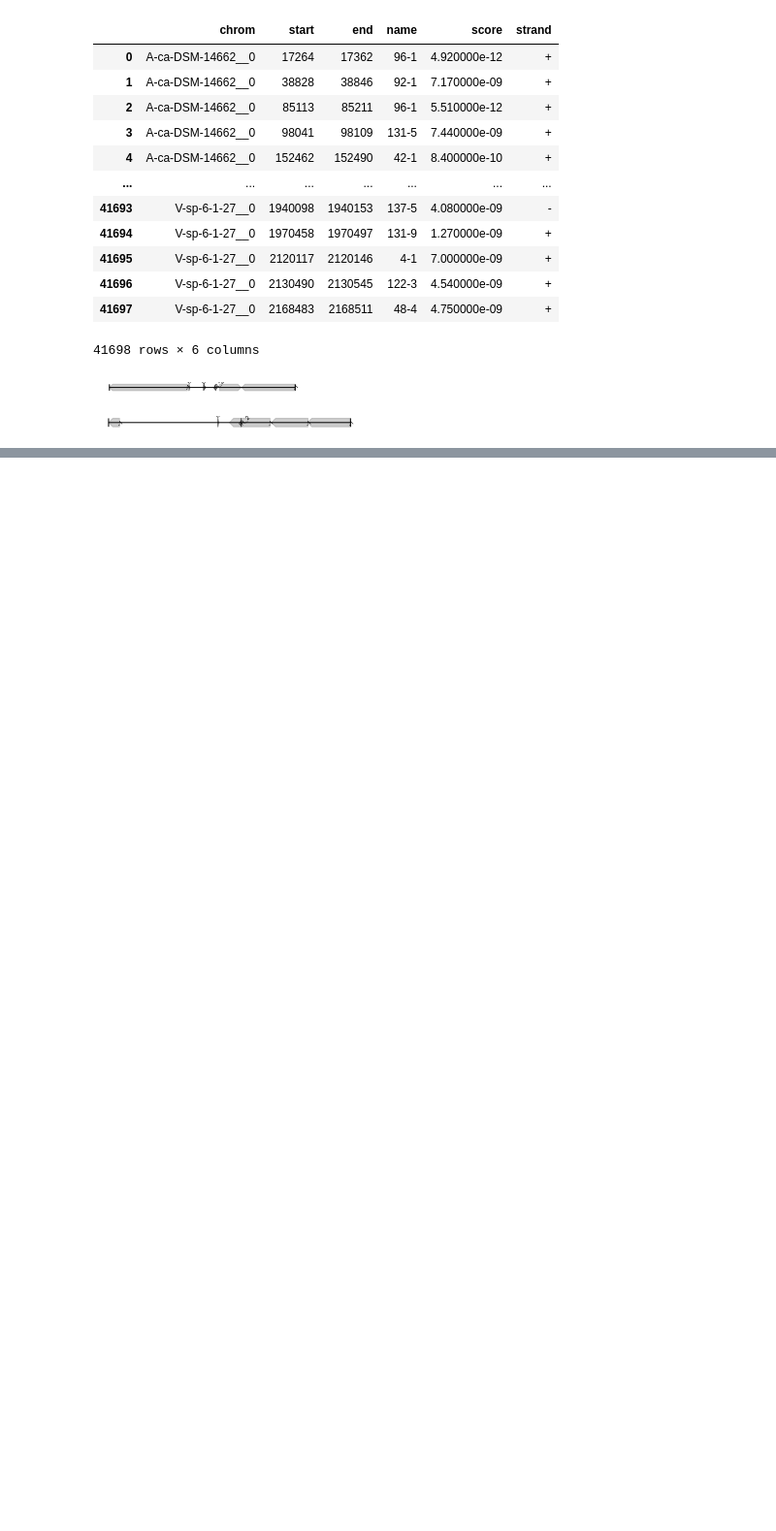
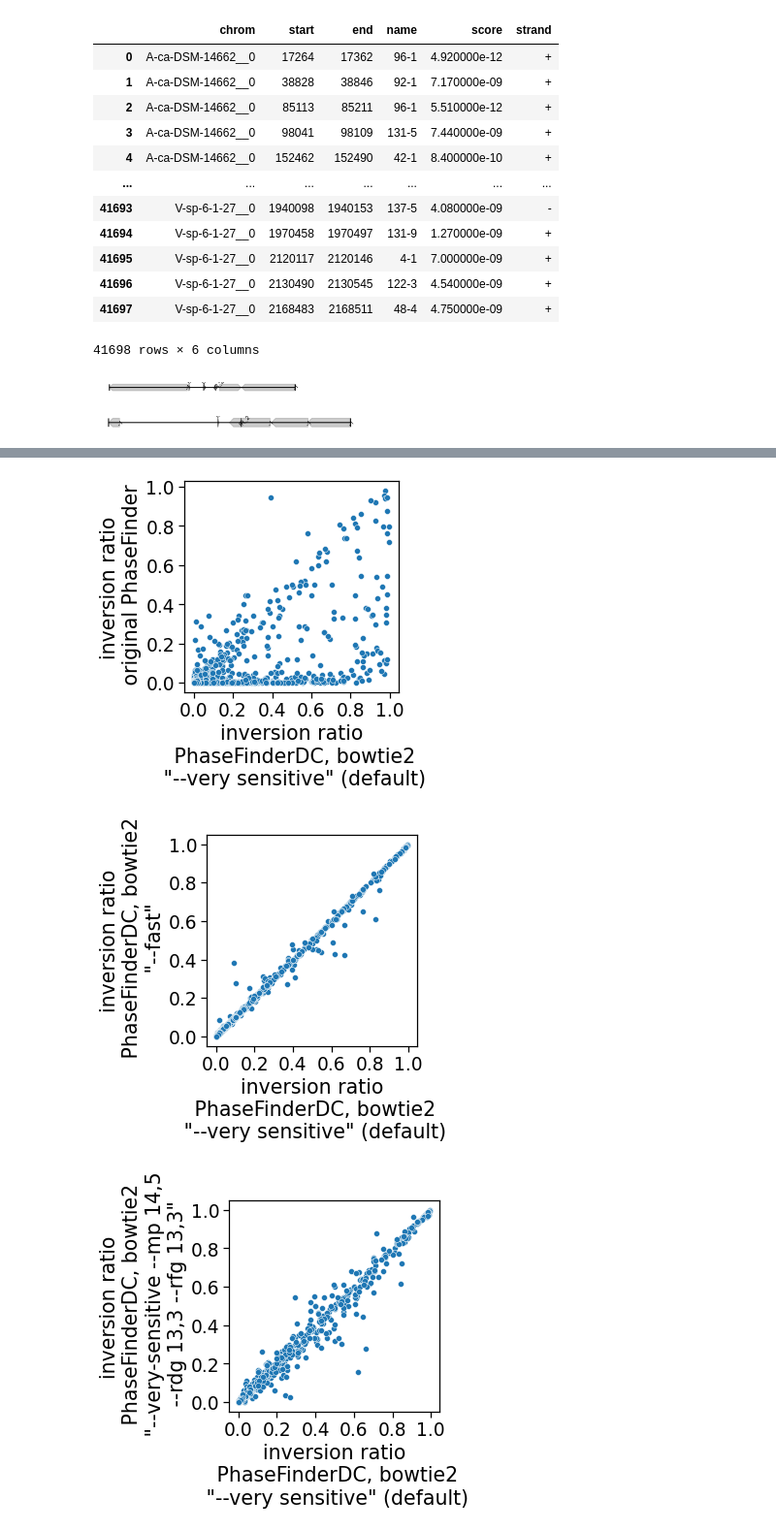
Before and after one commit to xiaofanjin/hcom2-invertons, a Jupyter notebook: hcom2-invertons.ipynb, the cells around one changed output, grey strips where cells are left out. Shown at 97% size. Saved outputs shown, nothing was run; the diff lists cells and outputs as text; code cells hidden in the pictures; blank space fills up the shorter version.

```diff
--- a/hcom2-invertons.ipynb
+++ b/hcom2-invertons.ipynb
@@ -1627,0 +1788,21 @@ Image(filename=os.path.join(workingDir,'figures','invitroPlotInvertons.png'))
+# %%
+invertonSumDf_actual=invertonDf_actual[['ID','Pe_F','Pe_R']].groupby('ID').sum().reset_index()
+invertonSumDf_actual['setting']='very-sensitive'
+invertonSumDf_actual['Pe_ratio']=invertonSumDf_actual['Pe_R']/(invertonSumDf_actual['Pe_R']+invertonSumDf_actual['Pe_F'])
+
+invertonSumDf_origPF=invertonDf_origPF[['ID','Pe_F','Pe_R']].groupby('ID').sum().reset_index()
+invertonSumDf_origPF['setting']='originalPhaseFinder'
+invertonSumDf_origPF['Pe_ratio']=invertonSumDf_origPF['Pe_R']/(invertonSumDf_origPF['Pe_R']+invertonSumDf_origPF['Pe_F'])
+
+invertonSumDf_fast=invertonDf_fast[['ID','Pe_F','Pe_R']].groupby('ID').sum().reset_index()
+invertonSumDf_fast['setting']='fast'
+invertonSumDf_fast['Pe_ratio']=invertonSumDf_fast['Pe_R']/(invertonSumDf_fast['Pe_R']+invertonSumDf_fast['Pe_F'])
+
+invertonSumDf_intractg=invertonDf_intractg[['ID','Pe_F','Pe_R']].groupby('ID').sum().reset_index()
+invertonSumDf_intractg['setting']='intractg'
+invertonSumDf_intractg['Pe_ratio']=invertonSumDf_intractg['Pe_R']/(invertonSumDf_intractg['Pe_R']+invertonSumDf_intractg['Pe_F'])
+
+compareSettingSumDf=pd.concat([invertonSumDf_actual,invertonSumDf_origPF,invertonSumDf_fast,invertonSumDf_intractg])[['ID','Pe_ratio','setting']].set_index(['ID','setting']).unstack().reset_index()
+compareSettingSumDf.columns = ['_'.join(col).strip() for col in compareSettingSumDf.columns.values]
+compareSettingSumDf=compareSettingSumDf.dropna()
+compareSettingSumDf[['Pe_ratio_fast','Pe_ratio_intractg','Pe_ratio_originalPhaseFinder','Pe_ratio_very-sensitive']].corr()
@@ -1627,0 +1815,26 @@ Image(filename=os.path.join(workingDir,'figures','invitroPlotInvertons.png'))
+# %%
+with sns.plotting_context("notebook",font_scale=1.7):
+    plt.figure()
+    g=sns.scatterplot(data=compareSettingSumDf,x='Pe_ratio_very-sensitive',y='Pe_ratio_originalPhaseFinder')
+    g.set_aspect('equal', 'box')
+    g.set_ylabel('inversion ratio\n original PhaseFinder')
+    g.set_xlabel('inversion ratio\n PhaseFinderDC, bowtie2\n "--very sensitive" (default)')
+    plt.savefig(os.path.join(workingDir,'figures','bowtieSettingPEratioCorrelation_origPF.pdf'))
+
+    plt.figure()
+    g=sns.scatterplot(data=compareSettingSumDf,x='Pe_ratio_very-sensitive',y='Pe_ratio_fast')
+    g.set_aspect('equal', 'box')
+    g.set_ylabel('inversion ratio\n PhaseFinderDC, bowtie2\n "--fast"')
+    g.set_xlabel('inversion ratio\n PhaseFinderDC, bowtie2\n "--very sensitive" (default)')
+    plt.savefig(os.path.join(workingDir,'figures','bowtieSettingPEratioCorrelation_fast.pdf'))
+
+    plt.figure()
+    g=sns.scatterplot(data=compareSettingSumDf,x='Pe_ratio_very-sensitive',y='Pe_ratio_intractg')
+    g.set_aspect('equal', 'box')
+    g.set_ylabel('inversion ratio\n PhaseFinderDC, bowtie2\n "--very-sensitive --mp 14,5\n --rdg 13,3 --rfg 13,3"')
+    g.set_xlabel('inversion ratio\n PhaseFinderDC, bowtie2\n "--very sensitive" (default)')
+    plt.savefig(os.path.join(workingDir,'figures','bowtieSettingPEratioCorrelation_intractg.pdf'))
+# %% [output]
+[figure, added]
+[figure, added]
+[figure, added]
```
Also changed, not shown: parts of 10 cells of this notebook, 1 other file.
